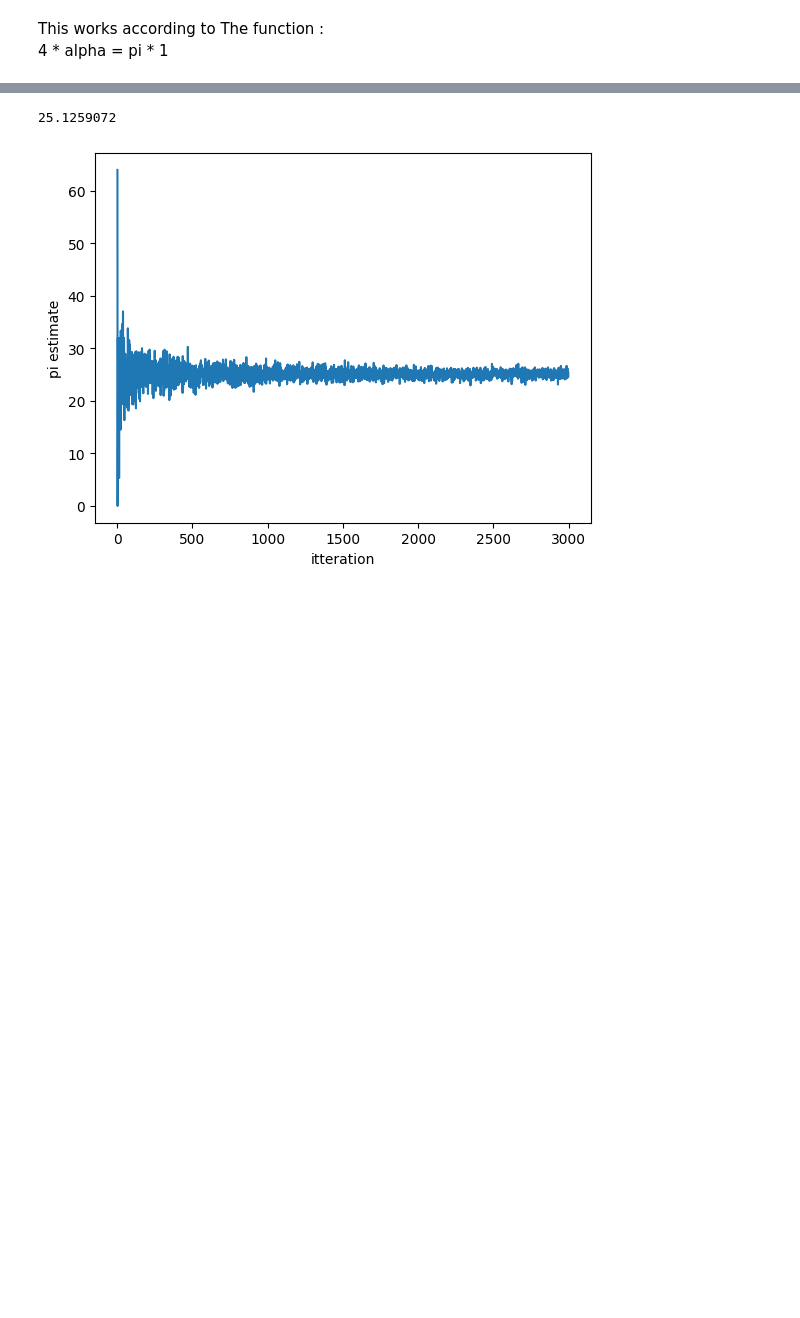
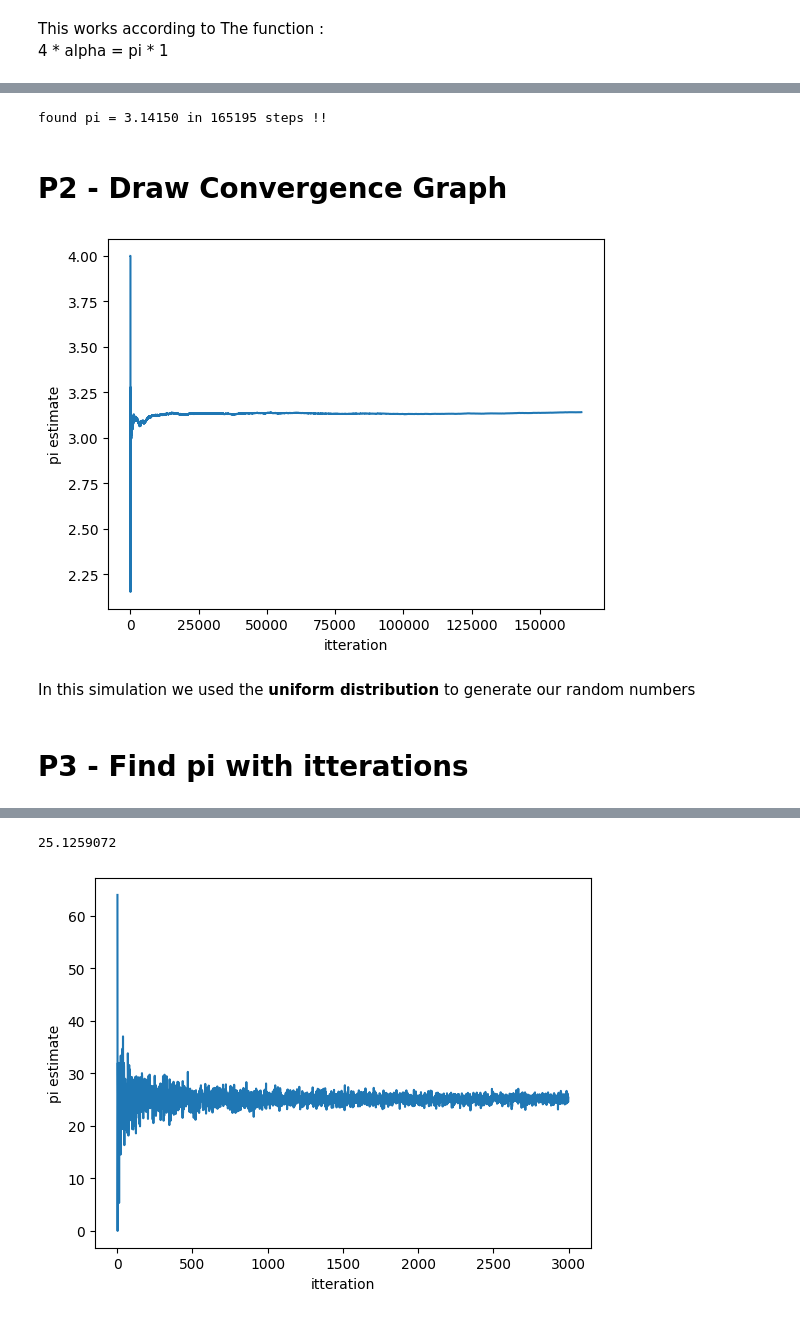
Before and after one commit to bigwhoman/Computer-Simulation-Spring-2023, a Jupyter notebook: HW1/practical/prac.ipynb, the cells around one changed output, grey strips where cells are left out. Cells and saved outputs as stored; diff of their text form; code cells hidden in the pictures; blank space fills up the shorter version.

```diff
--- a/HW1/practical/prac.ipynb
+++ b/HW1/practical/prac.ipynb
@@ -11,4 +11,7 @@ Monte Carlo function
 # %% [markdown]
 This works according to The function : <br>
 4 * alpha = pi * 1
+# %%
+pi_estimates = []
+pi_itterations = []
 # %%
@@ -32,3 +37,10 @@ print(calculate_pi(itterations,random_func))
+# %%
+# itterations = 10000000
+random_func = np.random.uniform
+pi = calculate_pi(random_func)
+print(f'found pi = {pi[0]:.5f} in {pi[1]} steps !!')
+# %% [output]
+found pi = 3.14150 in 165195 steps !!
 # %%
 def draw_graph(x_values, y_values):
     plt.plot(x_values, y_values)
@@ -46,0 +55,10 @@ def get_and_draw(itterations,random_func,estimate_func):
+# %% [markdown]
+# P2 - Draw Convergence Graph
+# %%
+draw_graph(pi_itterations,pi_estimates)
+# %% [output]
+[figure, added]
+# %% [markdown]
+In this simulation we used the <b>uniform distribution</b> to generate our random numbers
+# %% [markdown]
+# P3 - Find pi with itterations
```
Also changed, not shown: parts of 19 cells of this notebook, 3 other files.
